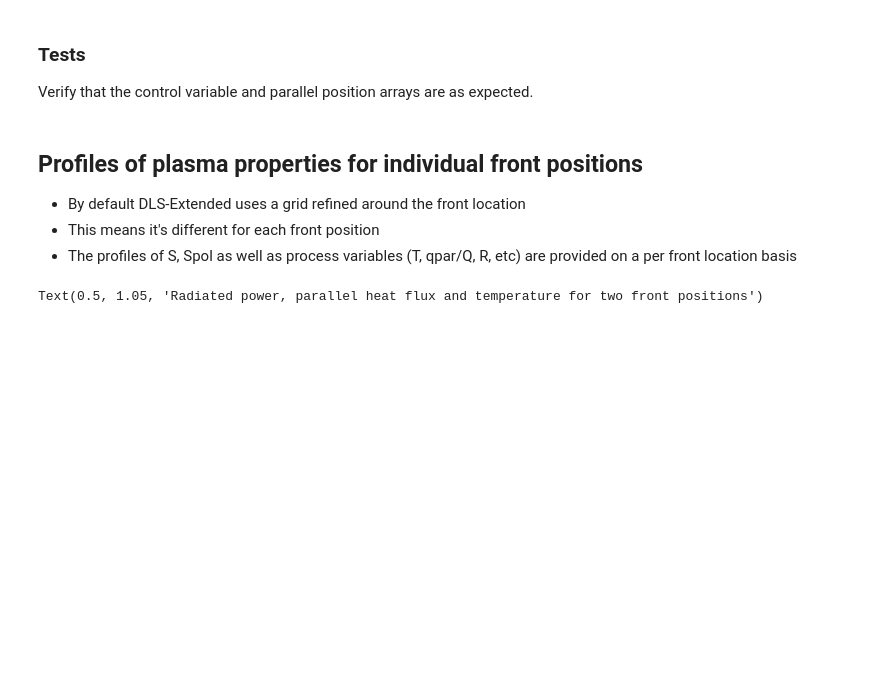
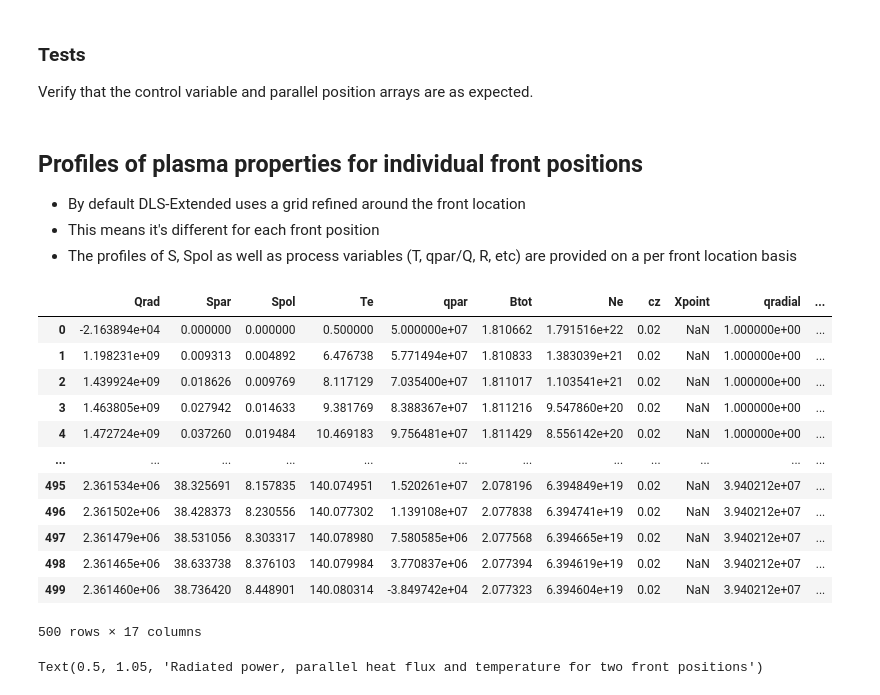
Before and after one commit to FusionDLS/FusionDLS, a Jupyter notebook: docs/examples/basic_use.ipynb, the cells around one changed output. Drawn from its saved outputs; the diff is of its cells as text; code cells hidden in the pictures; blank space fills up the shorter version.

```diff
--- a/docs/examples/basic_use.ipynb
+++ b/docs/examples/basic_use.ipynb
@@ -115,6 +121,22 @@ np.testing.assert_allclose(
 - By default DLS-Extended uses a grid refined around the front location
 - This means it's different for each front position
 - The profiles of S, Spol as well as process variables (T, qpar/Q, R, etc) are provided on a per front location basis
+# %%
+scan.FrontLocations[0].data
+# %% [output]
+|  | Qrad | Spar | Spol | Te | qpar | Btot | Ne | cz | Xpoint | qradial | ... |
+| 0 | -2.163894e+04 | 0.000000 | 0.000000 | 0.500000 | 5.000000e+07 | 1.810662 | 1.791516e+22 | 0.02 | NaN | 1.000000e+00 | ... |
+| 1 | 1.198231e+09 | 0.009313 | 0.004892 | 6.476738 | 5.771494e+07 | 1.810833 | 1.383039e+21 | 0.02 | NaN | 1.000000e+00 | ... |
+| 2 | 1.439924e+09 | 0.018626 | 0.009769 | 8.117129 | 7.035400e+07 | 1.811017 | 1.103541e+21 | 0.02 | NaN | 1.000000e+00 | ... |
+| 3 | 1.463805e+09 | 0.027942 | 0.014633 | 9.381769 | 8.388367e+07 | 1.811216 | 9.547860e+20 | 0.02 | NaN | 1.000000e+00 | ... |
+| 4 | 1.472724e+09 | 0.037260 | 0.019484 | 10.469183 | 9.756481e+07 | 1.811429 | 8.556142e+20 | 0.02 | NaN | 1.000000e+00 | ... |
+| ... | ... | ... | ... | ... | ... | ... | ... | ... | ... | ... | ... |
+| 495 | 2.361534e+06 | 38.325691 | 8.157835 | 140.074951 | 1.520261e+07 | 2.078196 | 6.394849e+19 | 0.02 | NaN | 3.940212e+07 | ... |
+| 496 | 2.361502e+06 | 38.428373 | 8.230556 | 140.077302 | 1.139108e+07 | 2.077838 | 6.394741e+19 | 0.02 | NaN | 3.940212e+07 | ... |
+| 497 | 2.361479e+06 | 38.531056 | 8.303317 | 140.078980 | 7.580585e+06 | 2.077568 | 6.394665e+19 | 0.02 | NaN | 3.940212e+07 | ... |
+| 498 | 2.361465e+06 | 38.633738 | 8.376103 | 140.079984 | 3.770837e+06 | 2.077394 | 6.394619e+19 | 0.02 | NaN | 3.940212e+07 | ... |
+| 499 | 2.361460e+06 | 38.736420 | 8.448901 | 140.080314 | -3.849742e+04 | 2.077323 | 6.394604e+19 | 0.02 | NaN | 3.940212e+07 | ... |
+500 rows × 17 columns
 # %%
 fig, axes = plt.subplots(1, 3, figsize=(9, 3))
 labels = ["Front at target", "Front at X-point"]
```
Also changed, not shown: parts of 6 cells of this notebook.
